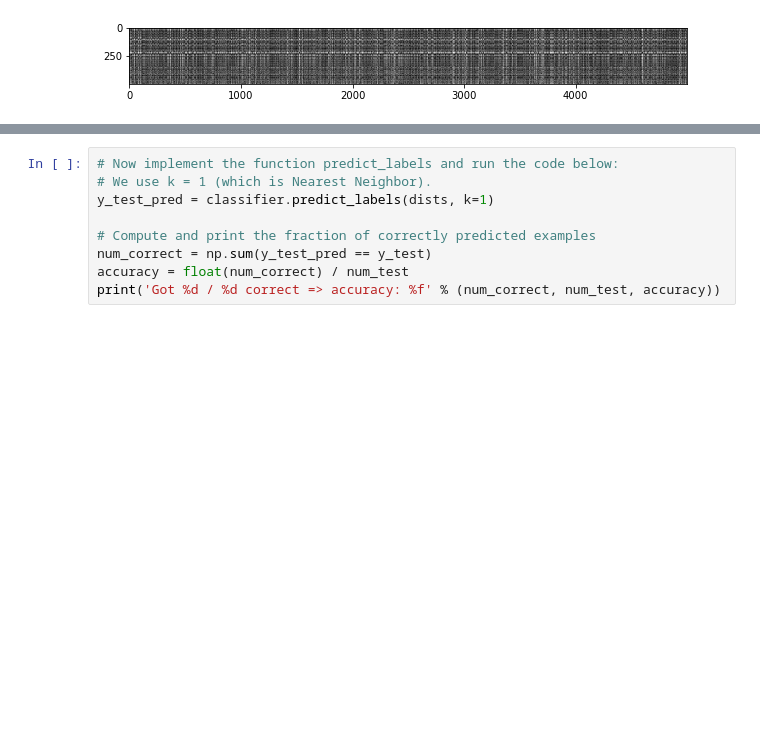
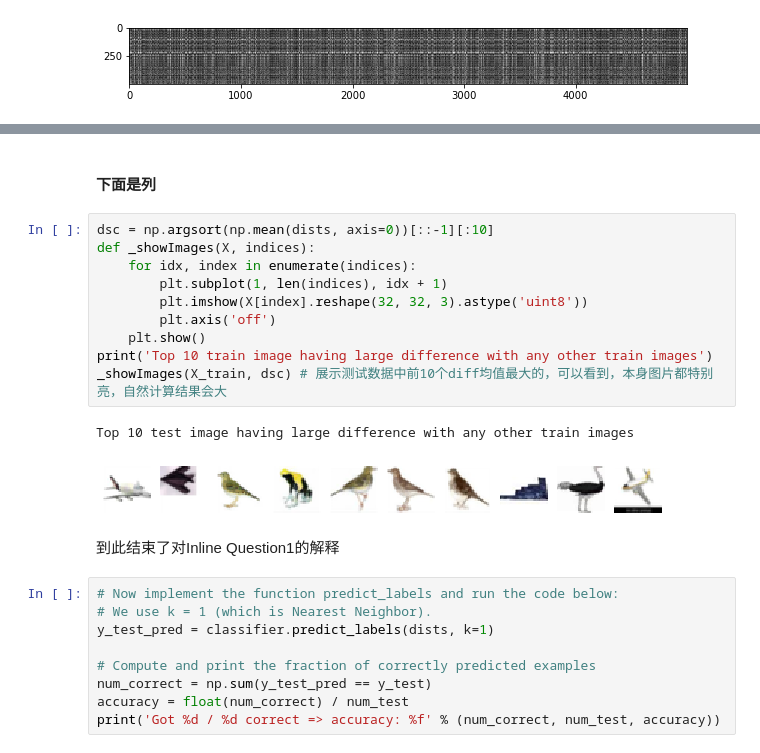
Before and after one commit to AnCoSONG/cs231n-assignments, a Jupyter notebook: assignment1/knn.ipynb, the cells around one changed output, grey strips where cells are left out. Drawn from its saved outputs; the diff is of its cells as text; blank space fills up the shorter version.

Commit message:
feat: 🎸 finished the kNN inline question part

```diff
--- a/assignment1/knn.ipynb
+++ b/assignment1/knn.ipynb
@@ -159,3 +210,20 @@ $\color{blue}{\textit Your Answer:}$
+# %% [markdown]
+#### 下面是列
+# %%
+dsc = np.argsort(np.mean(dists, axis=0))[::-1][:10]
+def _showImages(X, indices):
+    for idx, index in enumerate(indices):
+        plt.subplot(1, len(indices), idx + 1)
+        plt.imshow(X[index].reshape(32, 32, 3).astype('uint8'))
+        plt.axis('off')
+    plt.show()
+print('Top 10 train image having large difference with any other train images')
+_showImages(X_train, dsc) # 展示测试数据中前10个diff均值最大的，可以看到，本身图片都特别亮，自然计算结果会大
+# %% [output]
+Top 10 test image having large difference with any other train images
+[figure, added]
+# %% [markdown]
+到此结束了对Inline Question1的解释
 # %%
 # Now implement the function predict_labels and run the code below:
 # We use k = 1 (which is Nearest Neighbor).
```
Also changed, not shown: parts of 11 cells of this notebook, 1 other file.
